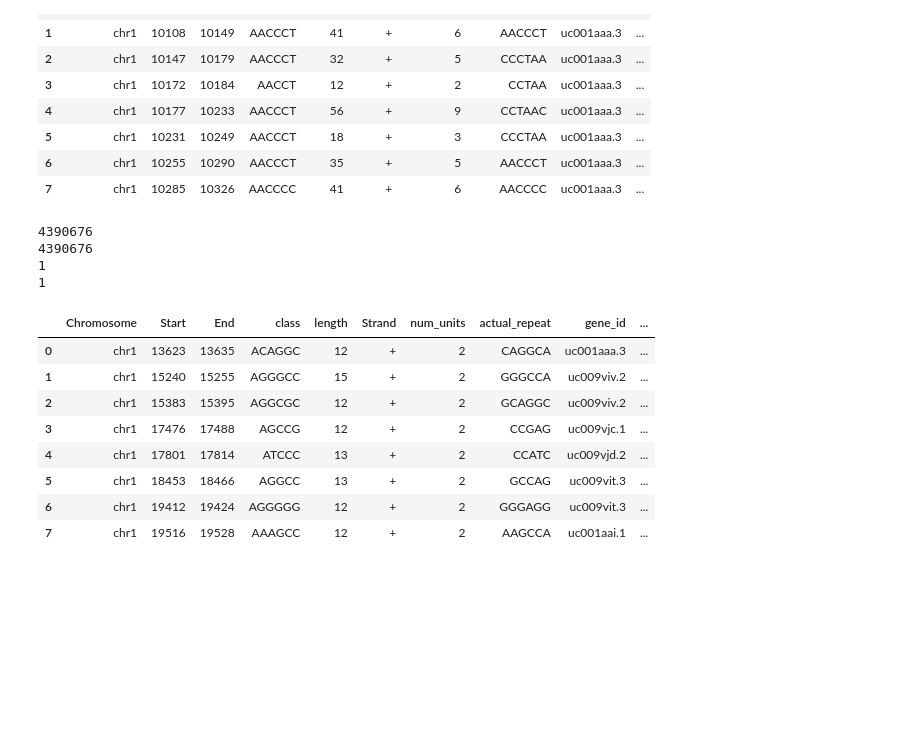
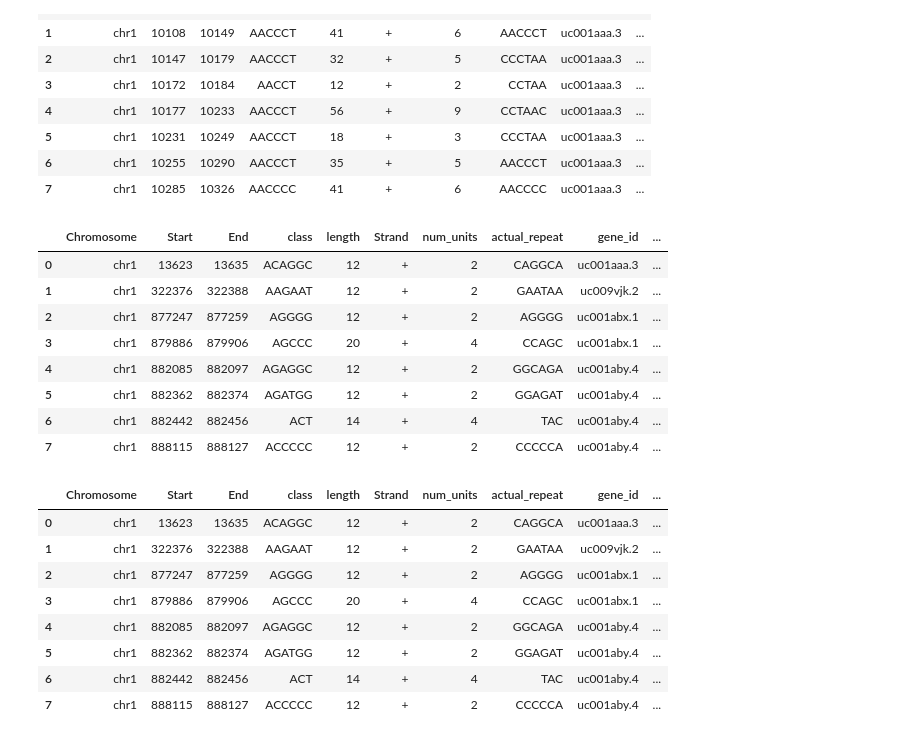
Before and after one commit to galambosd/burge_rotation, a Jupyter notebook: str_near_splice.ipynb, the cells around one changed output. Drawn from its saved outputs; the diff is of its cells as text; code cells hidden in the pictures; blank space fills up the shorter version.

```diff
--- a/str_near_splice.ipynb
+++ b/str_near_splice.ipynb
@@ -7,6 +7,9 @@ import pyranges as pr
 import numpy as np
 import pandas as pd
 import matplotlib.pyplot as plt
+
+# Display all the columns of dataframes
+pd.set_option('display.max_columns', None)
 # %% [markdown]
 Load the STR data
 # %%
@@ -17,7 +20,7 @@ col_names = ["Chromosome", "Start", "End", "class",
             "promoter", "dist_to_tss"]
 dtype_dict = {"Chromosome": np.str, "Start":np.int, "End":np.int, "length": np.int,
              "Strand": np.str} #, "gene_start": np.int, "gene_stop": np.int, "dist_to_tss": np.int}
-str_df = pd.read_csv("data/msdb_data.tsv", sep = '\t', dtype = dtype_dict, names = col_names, index_col = False, na_values = "")
+str_df = pd.read_csv("data/msdb_data.tsv", sep = '\t', dtype = dtype_dict, names = col_names, index_col = False)
 str_df.head()
 # %% [output]
 |  | Chromosome | Start | End | class | length | Strand | num_units | actual_repeat | gene_id | ... |
@@ -42,8 +45,10 @@ str_pr.head()
 # %% [markdown]
 Load the UCSC exons and introns
 # %%
-col_names = ["Chromosome", "Start", "End", "ucsc_id", "Strand"]
-exon_df = pd.read_csv("data/ucsc_exons.bed", sep = '\t', names = col_names, index_col = False, skiprows = [0], usecols = [0,1,2,3,5])
-exon_pr = pr.PyRanges(exon_df)
+# col_names = ["Chromosome", "Start", "End", "ucsc_id", "Strand"]
+# exon_df = pd.read_csv("data/ucsc_exons.bed", sep = '\t', names = col_names, index_col = False, skiprows = [0], usecols = [0,1,2,3,5])
+# exon_pr = pr.PyRanges(exon_df)
+gtf_pr = pr.read_gtf("data/hg19.knownGene.gtf")
+exon_pr = gtf_pr[gtf_pr.Feature == "exon"]
 exon_pr.head()
 # %% [output]
@@ -59,6 +64,7 @@ exon_pr.head()
 # %%
-col_names = ["Chromosome", "Start", "End", "ucsc_id", "Strand"]
-intron_df = pd.read_csv("data/ucsc_introns.bed", sep = '\t', names = col_names, index_col = False, skiprows = [0], usecols = [0,1,2,3,5])
-intron_pr = pr.PyRanges(intron_df)
+# col_names = ["Chromosome", "Start", "End", "ucsc_id", "Strand"]
+# intron_df = pd.read_csv("data/ucsc_introns.bed", sep = '\t', names = col_names, index_col = False, skiprows = [0], usecols = [0,1,2,3,5])
+# intron_pr = pr.PyRanges(intron_df)
+intron_pr = gtf_pr.features.introns(by = "transcript")
 intron_pr.head()
 # %% [output]
@@ -143,36 +149,46 @@ nearest_intron_pr.head()
 | 6 | chr1 | 10255 | 10290 | AACCCT | 35 | + | 5 | AACCCT | uc001aaa.3 | ... |
 | 7 | chr1 | 10285 | 10326 | AACCCC | 41 | + | 6 | AACCCC | uc001aaa.3 | ... |
 # %%
-# nearest_exon_pr = nearest_exon_pr.drop_duplicate_positions()
-# nearest_intron_pr = nearest_intron_pr.drop_duplicate_positions()
-
 # remove the chromosomes that present in the exon PyRanges but not the introns
 to_remove = list(set(nearest_exon_pr.Chromosome).difference(set(nearest_intron_pr.Chromosome)))
 nearest_exon_pr = nearest_exon_pr[~nearest_exon_pr.Chromosome.isin(to_remove)]
 
 # verify that the nearest_to pyranges are the same length and contain the same STRs
-print(len(nearest_intron_pr))
-print(len(nearest_exon_pr))
-print((nearest_intron_pr.Chromosome == nearest_exon_pr.Chromosome).product())
-print((nearest_intron_pr.Start == nearest_exon_pr.Start).product())
+assert(len(nearest_intron_pr) == len(nearest_exon_pr))
+assert((nearest_intron_pr.Chromosome == nearest_exon_pr.Chromosome).product() == 1)
+assert((nearest_intron_pr.Start == nearest_exon_pr.Start).product() == 1)
-# %% [output]
-4390676
-4390676
-1
-1
 # %%
-within_300_pr = nearest_exon_pr[(nearest_exon_pr.Distance <= 300) & (nearest_intron_pr.Distance <= 300)]
+within_300_pr = nearest_exon_pr[(nearest_exon_pr.Distance <= 300) & (nearest_intron_pr.Distance <= 300)].sort()
 within_300_pr.head()
 # %% [output]
 |  | Chromosome | Start | End | class | length | Strand | num_units | actual_repeat | gene_id | ... |
 | 0 | chr1 | 13623 | 13635 | ACAGGC | 12 | + | 2 | CAGGCA | uc001aaa.3 | ... |
-| 1 | chr1 | 15240 | 15255 | AGGGCC | 15 | + | 2 | GGGCCA | uc009viv.2 | ... |
-| 2 | chr1 | 15383 | 15395 | AGGCGC | 12 | + | 2 | GCAGGC | uc009viv.2 | ... |
-| 3 | chr1 | 17476 | 17488 | AGCCG | 12 | + | 2 | CCGAG | uc009vjc.1 | ... |
-| 4 | chr1 | 17801 | 17814 | ATCCC | 13 | + | 2 | CCATC | uc009vjd.2 | ... |
-| 5 | chr1 | 18453 | 18466 | AGGCC | 13 | + | 2 | GCCAG | uc009vit.3 | ... |
-| 6 | chr1 | 19412 | 19424 | AGGGGG | 12 | + | 2 | GGGAGG | uc009vit.3 | ... |
-| 7 | chr1 | 19516 | 19528 | AAAGCC | 12 | + | 2 | AAGCCA | uc001aai.1 | ... |
+| 1 | chr1 | 322376 | 322388 | AAGAAT | 12 | + | 2 | GAATAA | uc009vjk.2 | ... |
+| 2 | chr1 | 877247 | 877259 | AGGGG | 12 | + | 2 | AGGGG | uc001abx.1 | ... |
+| 3 | chr1 | 879886 | 879906 | AGCCC | 20 | + | 4 | CCAGC | uc001abx.1 | ... |
+| 4 | chr1 | 882085 | 882097 | AGAGGC | 12 | + | 2 | GGCAGA | uc001aby.4 | ... |
+| 5 | chr1 | 882362 | 882374 | AGATGG | 12 | + | 2 | GGAGAT | uc001aby.4 | ... |
+| 6 | chr1 | 882442 | 882456 | ACT | 14 | + | 4 | TAC | uc001aby.4 | ... |
+| 7 | chr1 | 888115 | 888127 | ACCCCC | 12 | + | 2 | CCCCCA | uc001aby.4 | ... |
+# %%
+# make a new pyranges that has intron/exon annotation and distance to splice site (not just distance to intron or exon)
+dist_to_exon = within_300_pr.Distance
+dist_to_intron = nearest_intron_pr[(nearest_exon_pr.Distance <= 300) & (nearest_intron_pr.Distance <= 300)].Distance
+assert(len(dist_to_exon) == len(dist_to_intron))
+dist_to_ss = np.maximum(np.array(dist_to_exon), np.array(dist_to_intron))
+within_300_pr.Distance = dist_to_ss
+
+within_300_pr.head()
+# %% [output]
+|  | Chromosome | Start | End | class | length | Strand | num_units | actual_repeat | gene_id | ... |
+| 0 | chr1 | 13623 | 13635 | ACAGGC | 12 | + | 2 | CAGGCA | uc001aaa.3 | ... |
+| 1 | chr1 | 322376 | 322388 | AAGAAT | 12 | + | 2 | GAATAA | uc009vjk.2 | ... |
+| 2 | chr1 | 877247 | 877259 | AGGGG | 12 | + | 2 | AGGGG | uc001abx.1 | ... |
+| 3 | chr1 | 879886 | 879906 | AGCCC | 20 | + | 4 | CCAGC | uc001abx.1 | ... |
+| 4 | chr1 | 882085 | 882097 | AGAGGC | 12 | + | 2 | GGCAGA | uc001aby.4 | ... |
+| 5 | chr1 | 882362 | 882374 | AGATGG | 12 | + | 2 | GGAGAT | uc001aby.4 | ... |
+| 6 | chr1 | 882442 | 882456 | ACT | 14 | + | 4 | TAC | uc001aby.4 | ... |
+| 7 | chr1 | 888115 | 888127 | ACCCCC | 12 | + | 2 | CCCCCA | uc001aby.4 | ... |
 # %%
 # histogram again
 fig, ax = plt.subplots()
```
Also changed, not shown: parts of 6 cells of this notebook.
